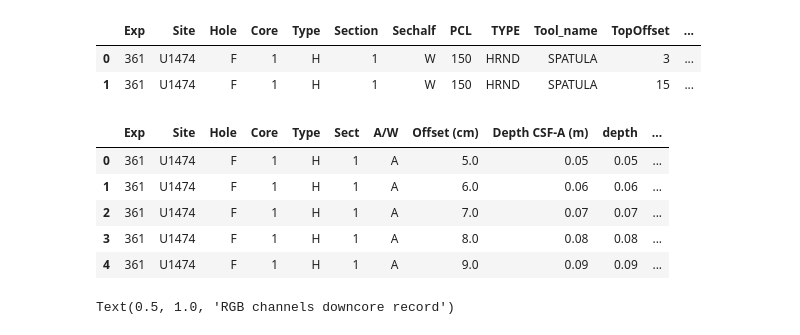
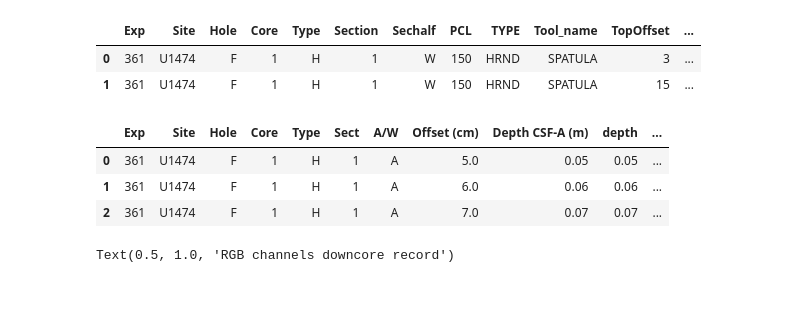
Before and after one commit to rabernat/Site_U1474, a Jupyter notebook: Final_Project.ipynb, the cells around one changed output. Drawn from its saved outputs; the diff is of its cells as text; code cells hidden in the pictures; blank space fills up the shorter version.

```diff
--- a/Final_Project.ipynb
+++ b/Final_Project.ipynb
@@ -61,16 +72,14 @@ k_ar.head(2)
 # %%
 # Magnetic susceptibility
 msl = pd.read_csv('../Final_Project/DATA/Magnetic_Susceptibility.csv')
 msl = msl.rename(columns={"Magnetic susceptibility (instr. units)": "msl",
                           "Depth CCSF-361-U1474-ABDEF-20160220 (m)": "depth"})
 
 msl = msl.drop_duplicates(subset = "depth", keep="first")
-msl.head()
+msl.head(3)
 # %% [output]
 |  | Exp | Site | Hole | Core | Type | Sect | A/W | Offset (cm) | Depth CSF-A (m) | depth | ... |
 | 0 | 361 | U1474 | F | 1 | H | 1 | A | 5.0 | 0.05 | 0.05 | ... |
 | 1 | 361 | U1474 | F | 1 | H | 1 | A | 6.0 | 0.06 | 0.06 | ... |
 | 2 | 361 | U1474 | F | 1 | H | 1 | A | 7.0 | 0.07 | 0.07 | ... |
-| 3 | 361 | U1474 | F | 1 | H | 1 | A | 8.0 | 0.08 | 0.08 | ... |
-| 4 | 361 | U1474 | F | 1 | H | 1 | A | 9.0 | 0.09 | 0.09 | ... |
 # %%
```
Also changed, not shown: parts of 46 cells of this notebook.
